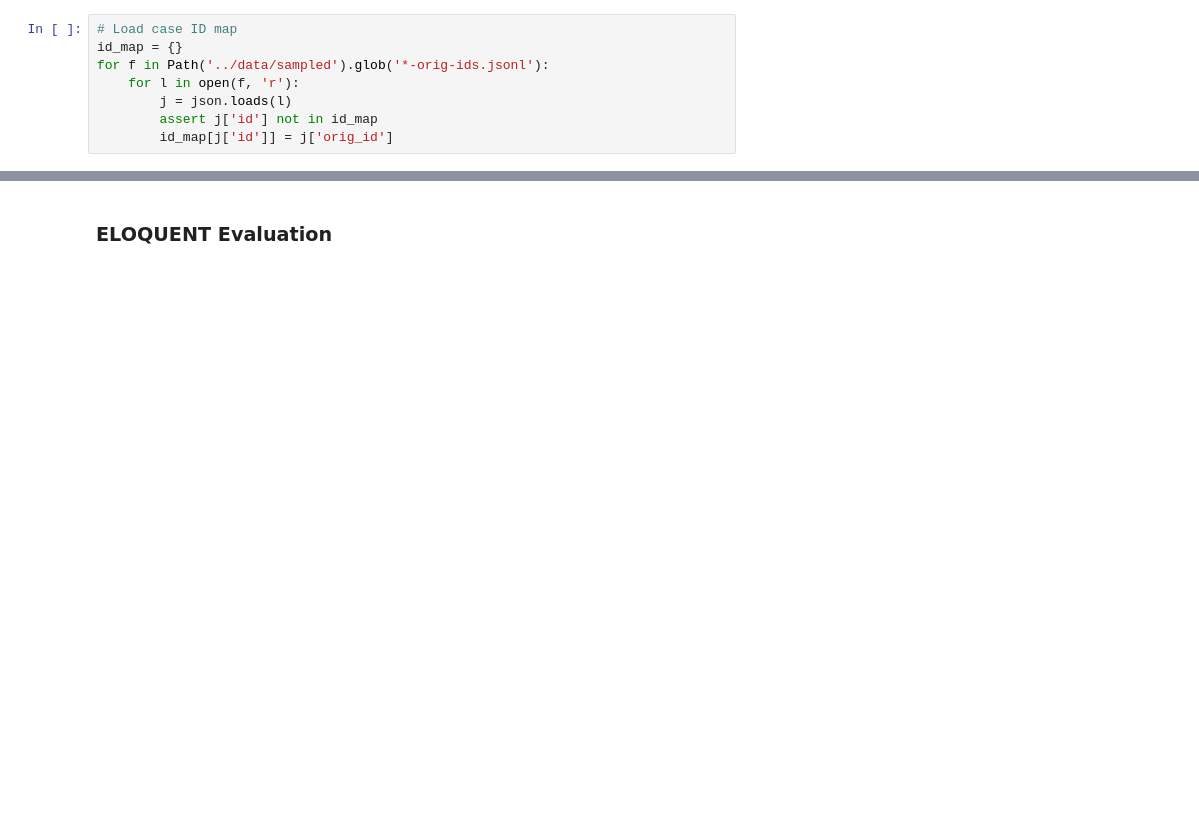
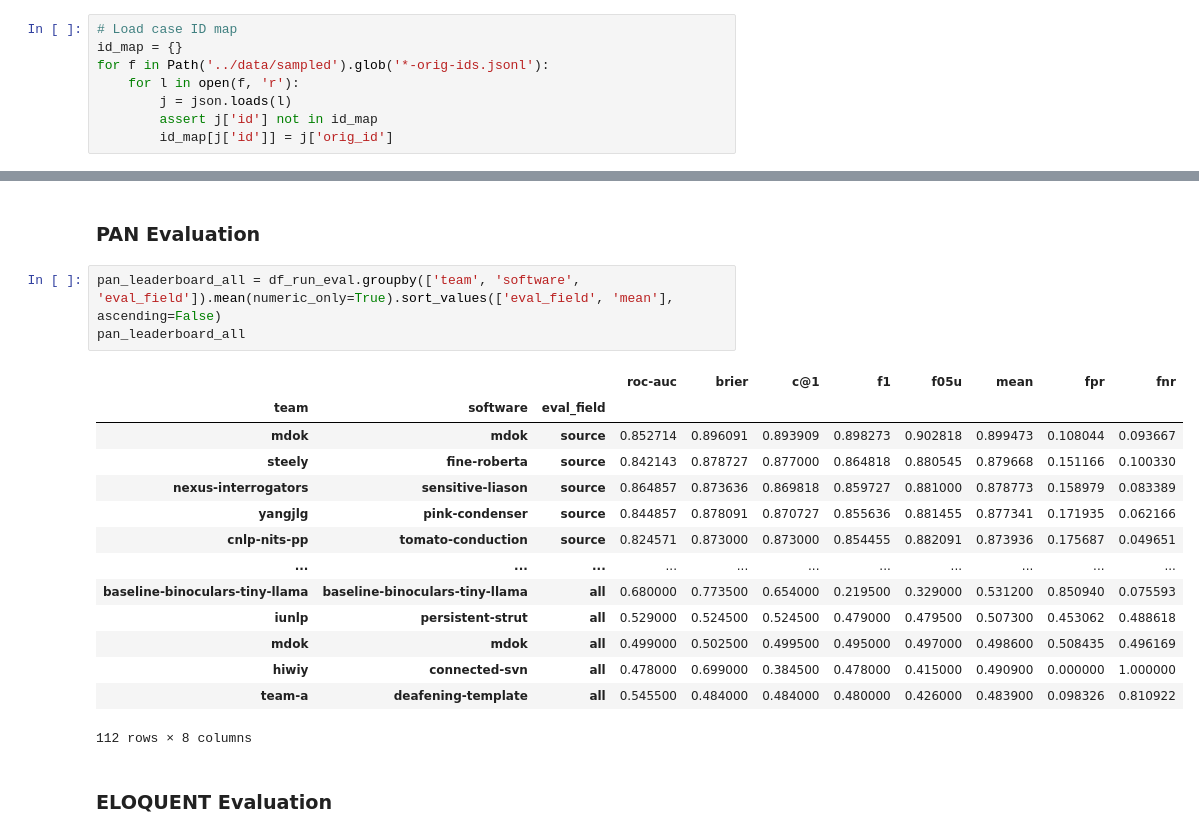
Before and after one commit to pan-webis-de/pan25-generative-ai-authorship-verification, a Jupyter notebook: notebooks/task_eval.ipynb, the cells around one changed output, grey strips where cells are left out. Saved outputs shown, nothing was run; the diff lists cells and outputs as text; blank space fills up the shorter version.

```diff
--- a/notebooks/task_eval.ipynb
+++ b/notebooks/task_eval.ipynb
@@ -88,3 +136,23 @@ df_pred_raw
+# %% [markdown]
+### PAN Evaluation
+# %%
+pan_leaderboard_all = df_run_eval.groupby(['team', 'software', 'eval_field']).mean(numeric_only=True).sort_values(['eval_field', 'mean'], ascending=False)
+pan_leaderboard_all
+# %% [output]
+|  |  |  | roc-auc | brier | c@1 | f1 | f05u | mean | fpr | fnr |
+| team | software | eval_field |  |  |  |  |  |  |  |  |
+| mdok | mdok | source | 0.852714 | 0.896091 | 0.893909 | 0.898273 | 0.902818 | 0.899473 | 0.108044 | 0.093667 |
+| steely | fine-roberta | source | 0.842143 | 0.878727 | 0.877000 | 0.864818 | 0.880545 | 0.879668 | 0.151166 | 0.100330 |
+| nexus-interrogators | sensitive-liason | source | 0.864857 | 0.873636 | 0.869818 | 0.859727 | 0.881000 | 0.878773 | 0.158979 | 0.083389 |
+| yangjlg | pink-condenser | source | 0.844857 | 0.878091 | 0.870727 | 0.855636 | 0.881455 | 0.877341 | 0.171935 | 0.062166 |
+| cnlp-nits-pp | tomato-conduction | source | 0.824571 | 0.873000 | 0.873000 | 0.854455 | 0.882091 | 0.873936 | 0.175687 | 0.049651 |
+| ... | ... | ... | ... | ... | ... | ... | ... | ... | ... | ... |
+| baseline-binoculars-tiny-llama | baseline-binoculars-tiny-llama | all | 0.680000 | 0.773500 | 0.654000 | 0.219500 | 0.329000 | 0.531200 | 0.850940 | 0.075593 |
+| iunlp | persistent-strut | all | 0.529000 | 0.524500 | 0.524500 | 0.479000 | 0.479500 | 0.507300 | 0.453062 | 0.488618 |
+| mdok | mdok | all | 0.499000 | 0.502500 | 0.499500 | 0.495000 | 0.497000 | 0.498600 | 0.508435 | 0.496169 |
+| hiwiy | connected-svn | all | 0.478000 | 0.699000 | 0.384500 | 0.478000 | 0.415000 | 0.490900 | 0.000000 | 1.000000 |
+| team-a | deafening-template | all | 0.545500 | 0.484000 | 0.484000 | 0.480000 | 0.426000 | 0.483900 | 0.098326 | 0.810922 |
+112 rows × 8 columns
 # %% [markdown]
 ### ELOQUENT Evaluation
 # %%
```
Also changed, not shown: parts of 7 cells of this notebook.
